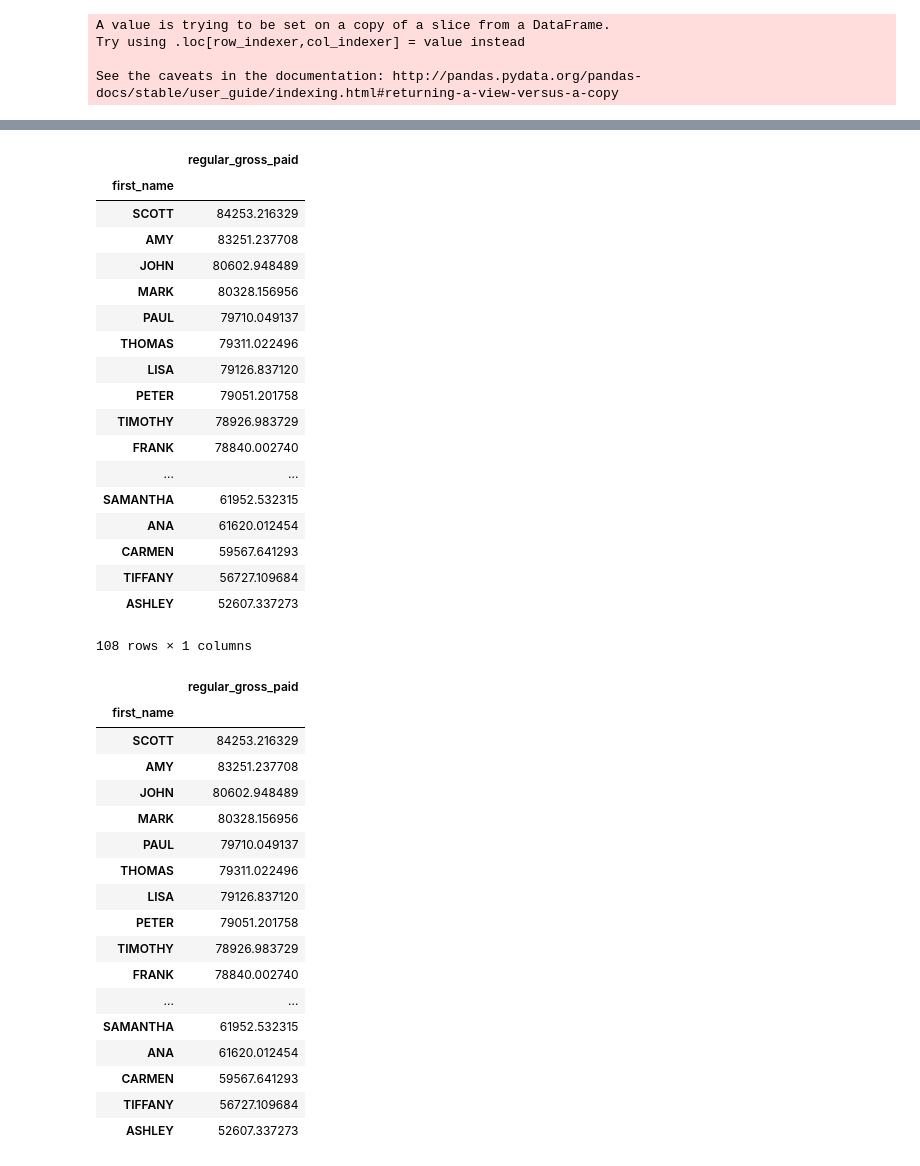
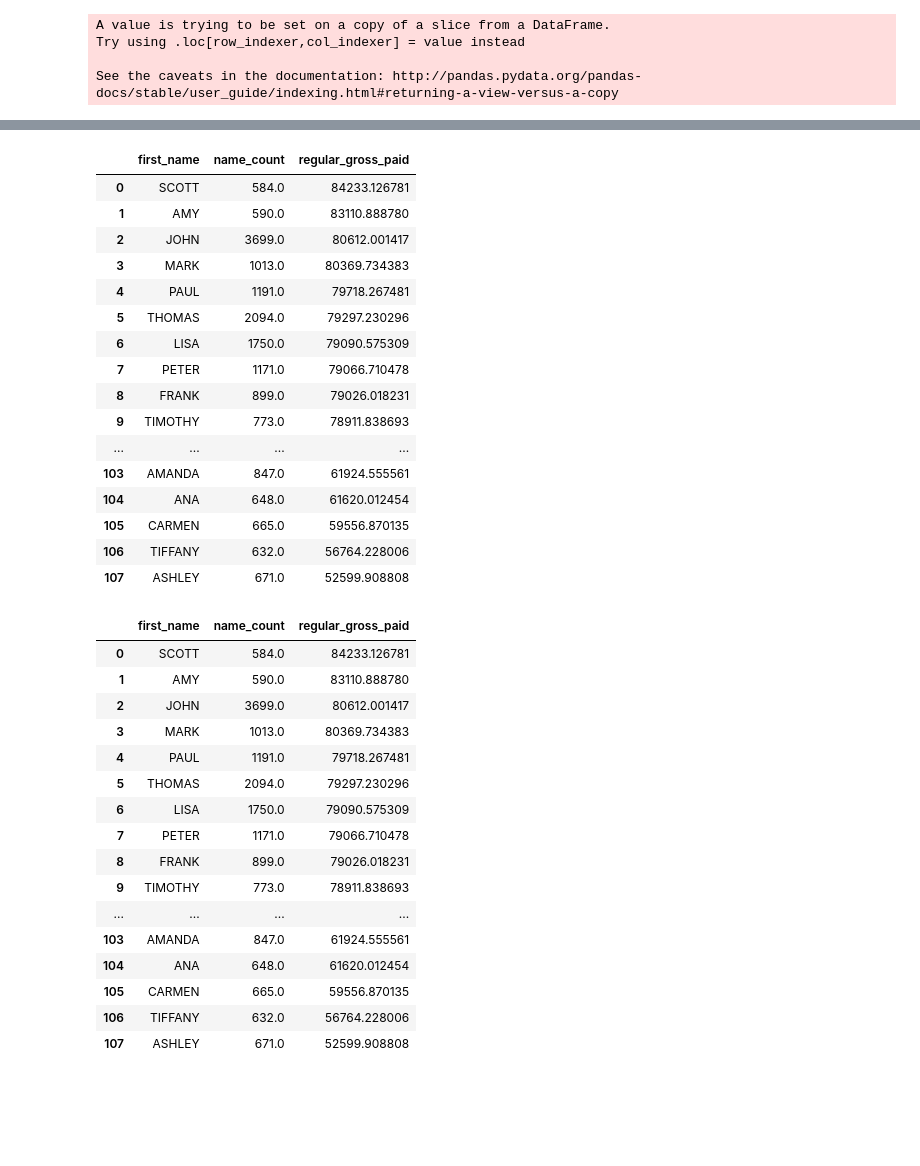
Before and after one commit to aduranil/nyc_govt_payroll, a Jupyter notebook: 2019_salary_1000_names/2019 data.ipynb, the cells around one changed output, grey strips where cells are left out. Drawn from its saved outputs; the diff is of its cells as text; code cells hidden in the pictures; blank space fills up the shorter version.

```diff
--- a/2019_salary_1000_names/2019 data.ipynb
+++ b/2019_salary_1000_names/2019 data.ipynb
@@ -187,7 +166,7 @@ See the caveats in the documentation: http://pandas.pydata.org/pandas-docs/stabl
 import numpy as np
 # %%
 def get_data_set(result, column, threshold, groupby_col, agg_call):
-    return result[result[column] > threshold].groupby(groupby_col).agg({agg_call: np.mean}).sort_values(agg_call, ascending=False)
+    return result[result[column] > threshold].groupby([groupby_col, 'name_count']).agg({agg_call: np.mean}).sort_values(agg_call, ascending=False).reset_index()
 # %%
 get_data_set(active_result, 'name_count', 1000, 'first_name', 'base_salary')
 # %% [output]
@@ -212,5 +190,5 @@ get_data_set(active_result, 'name_count', 1000, 'first_name', 'base_salary')
 # %%
-updated_active_result = add_count_of_value(annual_result, 'name_count', 'first_name')
+all_result = add_count_of_value(annual_result, 'name_count', 'first_name')
 # %% [output]
 A value is trying to be set on a copy of a slice from a DataFrame.
 Try using .loc[row_indexer,col_indexer] = value instead
@@ -283,46 +257,43 @@ get_data_set(updated_active_result, 'name_count', 500, 'first_name', 'base_salar
 # %%
-get_data_set(updated_active_result, 'name_count', 500, 'first_name', 'regular_gross_paid')
+get_data_set(all_result, 'name_count', 500, 'first_name', 'regular_gross_paid')
 # %% [output]
-|  | regular_gross_paid |
-| first_name |  |
-| SCOTT | 84253.216329 |
-| AMY | 83251.237708 |
-| JOHN | 80602.948489 |
-| MARK | 80328.156956 |
-| PAUL | 79710.049137 |
-| THOMAS | 79311.022496 |
-| LISA | 79126.837120 |
-| PETER | 79051.201758 |
-| TIMOTHY | 78926.983729 |
-| FRANK | 78840.002740 |
-| ... | ... |
-| SAMANTHA | 61952.532315 |
-| ANA | 61620.012454 |
-| CARMEN | 59567.641293 |
-| TIFFANY | 56727.109684 |
-| ASHLEY | 52607.337273 |
+|  | first_name | name_count | regular_gross_paid |
+| 0 | SCOTT | 584.0 | 84233.126781 |
+| 1 | AMY | 590.0 | 83110.888780 |
+| 2 | JOHN | 3699.0 | 80612.001417 |
+| 3 | MARK | 1013.0 | 80369.734383 |
+| 4 | PAUL | 1191.0 | 79718.267481 |
+| 5 | THOMAS | 2094.0 | 79297.230296 |
+| 6 | LISA | 1750.0 | 79090.575309 |
+| 7 | PETER | 1171.0 | 79066.710478 |
+| 8 | FRANK | 899.0 | 79026.018231 |
+| 9 | TIMOTHY | 773.0 | 78911.838693 |
+| ... | ... | ... | ... |
+| 103 | AMANDA | 847.0 | 61924.555561 |
+| 104 | ANA | 648.0 | 61620.012454 |
+| 105 | CARMEN | 665.0 | 59556.870135 |
+| 106 | TIFFANY | 632.0 | 56764.228006 |
+| 107 | ASHLEY | 671.0 | 52599.908808 |
-108 rows × 1 columns
 # %%
 pd.set_option('display.max_rows', 150)
 # %%
-get_data_set(updated_active_result, 'name_count', 500, 'first_name', 'regular_gross_paid')
+get_data_set(all_result, 'name_count', 500, 'first_name', 'regular_gross_paid')
 # %% [output]
-|  | regular_gross_paid |
-| first_name |  |
-| SCOTT | 84253.216329 |
-| AMY | 83251.237708 |
-| JOHN | 80602.948489 |
-| MARK | 80328.156956 |
-| PAUL | 79710.049137 |
-| THOMAS | 79311.022496 |
-| LISA | 79126.837120 |
-| PETER | 79051.201758 |
-| TIMOTHY | 78926.983729 |
-| FRANK | 78840.002740 |
-| ... | ... |
-| SAMANTHA | 61952.532315 |
-| ANA | 61620.012454 |
-| CARMEN | 59567.641293 |
-| TIFFANY | 56727.109684 |
-| ASHLEY | 52607.337273 |
+|  | first_name | name_count | regular_gross_paid |
+| 0 | SCOTT | 584.0 | 84233.126781 |
+| 1 | AMY | 590.0 | 83110.888780 |
+| 2 | JOHN | 3699.0 | 80612.001417 |
+| 3 | MARK | 1013.0 | 80369.734383 |
+| 4 | PAUL | 1191.0 | 79718.267481 |
+| 5 | THOMAS | 2094.0 | 79297.230296 |
+| 6 | LISA | 1750.0 | 79090.575309 |
+| 7 | PETER | 1171.0 | 79066.710478 |
+| 8 | FRANK | 899.0 | 79026.018231 |
+| 9 | TIMOTHY | 773.0 | 78911.838693 |
+| ... | ... | ... | ... |
+| 103 | AMANDA | 847.0 | 61924.555561 |
+| 104 | ANA | 648.0 | 61620.012454 |
+| 105 | CARMEN | 665.0 | 59556.870135 |
+| 106 | TIFFANY | 632.0 | 56764.228006 |
+| 107 | ASHLEY | 671.0 | 52599.908808 |
 # %%
```
Also changed, not shown: parts of 26 cells of this notebook, 2 other files.
